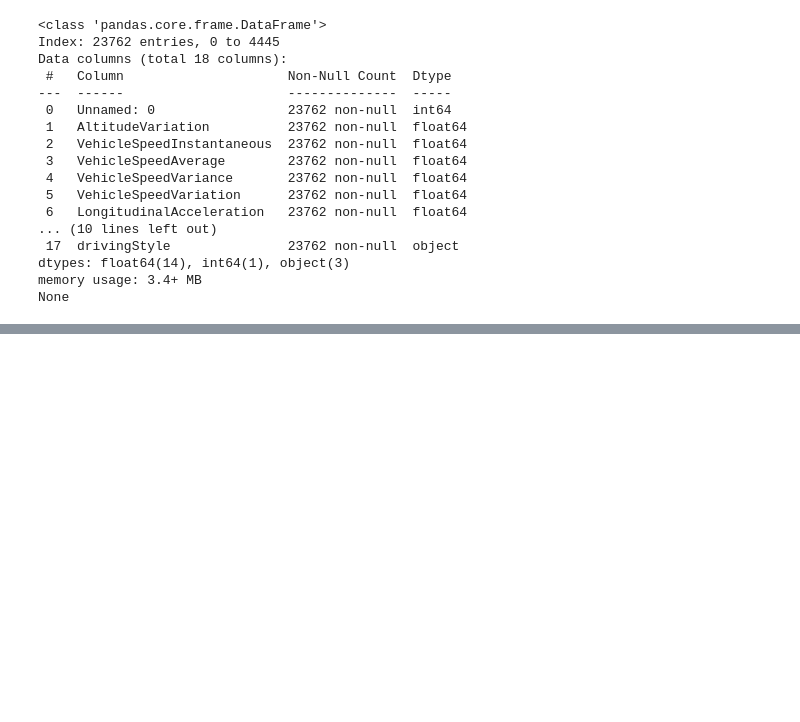
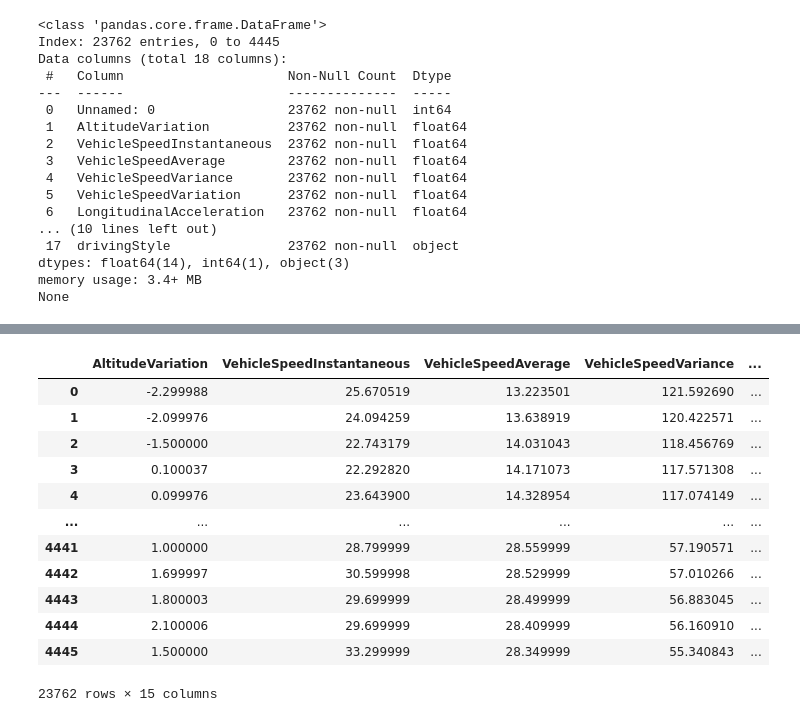
Before and after one commit to benfitzgerald23/ML-Classification-Assignment, a Jupyter notebook: Machine Learning Group Project.ipynb, the cells around one changed output, grey strips where cells are left out. Cells and saved outputs as stored; diff of their text form; code cells hidden in the pictures; blank space fills up the shorter version.

```diff
--- a/Machine Learning Group Project.ipynb
+++ b/Machine Learning Group Project.ipynb
@@ -49,3 +52,5 @@ Data columns (total 18 columns):
 dtypes: float64(14), int64(1), object(3)
 memory usage: 3.4+ MB
 None
+# %%
+alldf = alldf.drop(columns=['Unnamed: 0'])
@@ -51,0 +69,2 @@ None
+# %%
+alldf = alldf.drop(columns=['traffic', 'drivingStyle'])
@@ -51,0 +87,4 @@ None
+# %%
+one_hot_encoding = pd.get_dummies(alldf[['roadSurface']])
+one_hot_encoding = one_hot_encoding.astype(int)
+one_hot_encoding
@@ -51,0 +105,3 @@ None
+# %%
+one_hot_encoding['Target']= one_hot_encoding.values.tolist()
+one_hot_encoding
@@ -51,0 +122,18 @@ None
+# %%
+df_new = alldf.drop(["roadSurface"], axis = 1)
+df_new['Target'] = one_hot_encoding['Target']
+df_new
+# %% [output]
+|  | AltitudeVariation | VehicleSpeedInstantaneous | VehicleSpeedAverage | VehicleSpeedVariance | ... |
+| 0 | -2.299988 | 25.670519 | 13.223501 | 121.592690 | ... |
+| 1 | -2.099976 | 24.094259 | 13.638919 | 120.422571 | ... |
+| 2 | -1.500000 | 22.743179 | 14.031043 | 118.456769 | ... |
+| 3 | 0.100037 | 22.292820 | 14.171073 | 117.571308 | ... |
+| 4 | 0.099976 | 23.643900 | 14.328954 | 117.074149 | ... |
+| ... | ... | ... | ... | ... | ... |
+| 4441 | 1.000000 | 28.799999 | 28.559999 | 57.190571 | ... |
+| 4442 | 1.699997 | 30.599998 | 28.529999 | 57.010266 | ... |
+| 4443 | 1.800003 | 29.699999 | 28.499999 | 56.883045 | ... |
+| 4444 | 2.100006 | 29.699999 | 28.409999 | 56.160910 | ... |
+| 4445 | 1.500000 | 33.299999 | 28.349999 | 55.340843 | ... |
+23762 rows × 15 columns
```
Also changed, not shown: parts of 6 cells of this notebook.
